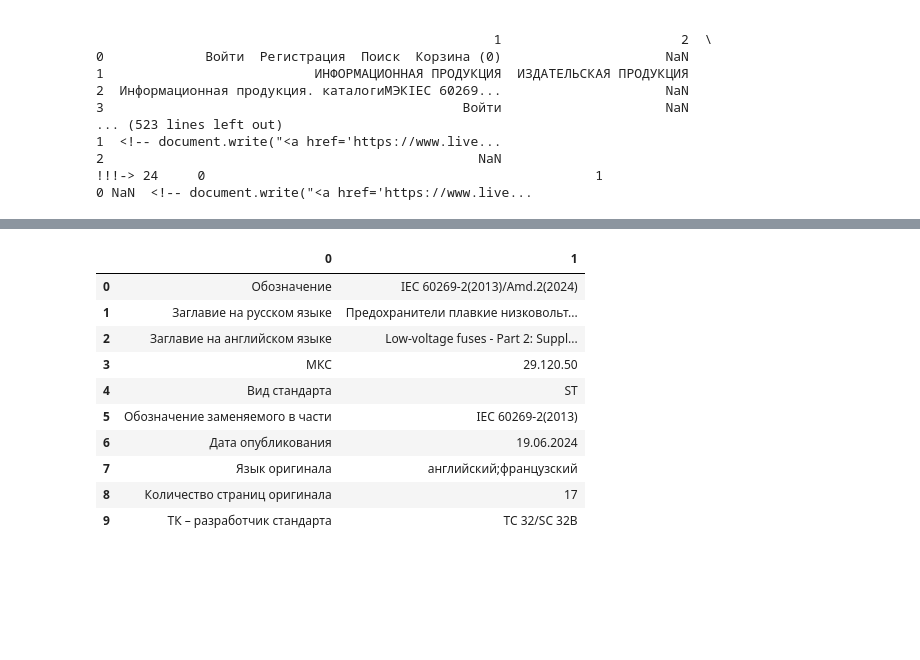
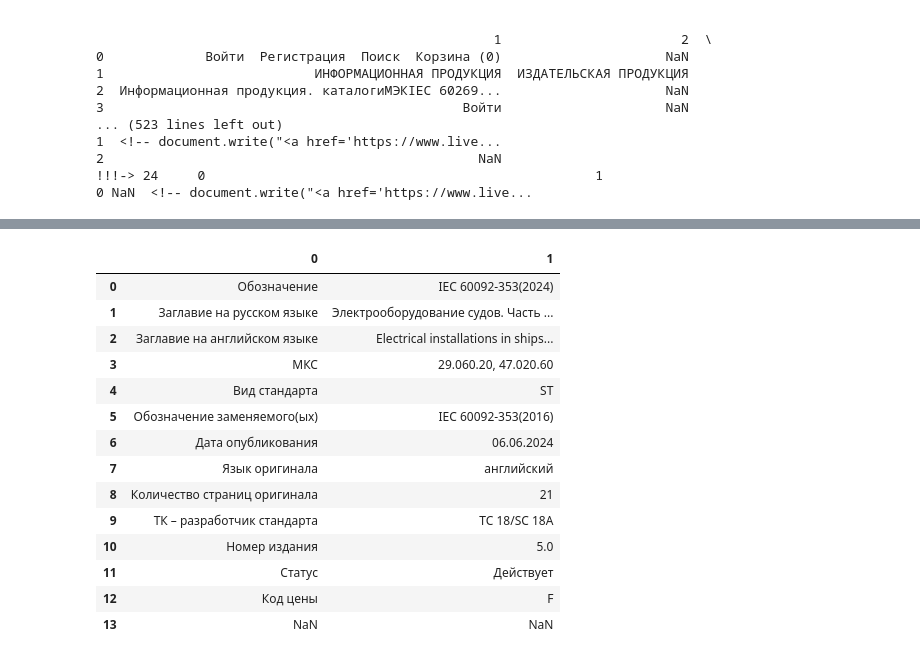
Before and after one commit to OVP2023/ML, a Jupyter notebook: парсинг.ipynb, the cells around one changed output, grey strips where cells are left out. Drawn from its saved outputs; the diff is of its cells as text; code cells hidden in the pictures; blank space fills up the shorter version.

```diff
--- a/парсинг.ipynb
+++ b/парсинг.ipynb
@@ -88,17 +130,22 @@ for i in range(1,len(table11)):
 # %%
-table1=pd.read_html('https://www.standards.ru/document/7531290.aspx', encoding="WINDOWS-1251")
+#Парсим страничку отдельного госта МЭК
+table1=pd.read_html('https://www.standards.ru/document/7530482.aspx', encoding="WINDOWS-1251")
 df=pd.DataFrame()
 df=table1[13]
-df.head(10)
+df.head(17)
 # %% [output]
 |  | 0 | 1 |
-| 0 | Обозначение | IEC 60269-2(2013)/Amd.2(2024) |
-| 1 | Заглавие на русском языке | Предохранители плавкие низковольт... |
-| 2 | Заглавие на английском языке | Low-voltage fuses - Part 2: Suppl... |
-| 3 | МКС | 29.120.50 |
+| 0 | Обозначение | IEC 60092-353(2024) |
+| 1 | Заглавие на русском языке | Электрооборудование судов. Часть ... |
+| 2 | Заглавие на английском языке | Electrical installations in ships... |
+| 3 | МКС | 29.060.20, 47.020.60 |
 | 4 | Вид стандарта | ST |
-| 5 | Обозначение заменяемого в части | IEC 60269-2(2013) |
-| 6 | Дата опубликования | 19.06.2024 |
-| 7 | Язык оригинала | английский;французский |
-| 8 | Количество страниц оригинала | 17 |
-| 9 | ТК – разработчик стандарта | TC 32/SC 32B |
+| 5 | Обозначение заменяемого(ых) | IEC 60092-353(2016) |
+| 6 | Дата опубликования | 06.06.2024 |
+| 7 | Язык оригинала | английский |
+| 8 | Количество страниц оригинала | 21 |
+| 9 | ТК – разработчик стандарта | TC 18/SC 18A |
+| 10 | Номер издания | 5.0 |
+| 11 | Статус | Действует |
+| 12 | Код цены | F |
+| 13 | NaN | NaN |
```
Also changed, not shown: parts of 9 cells of this notebook.
